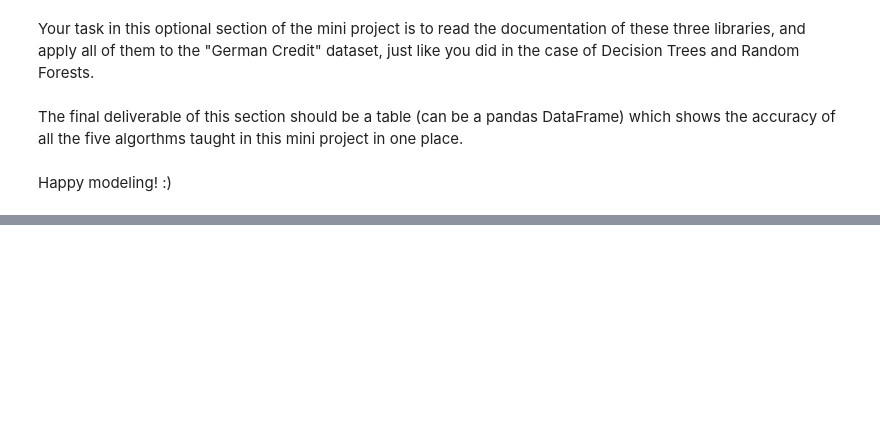
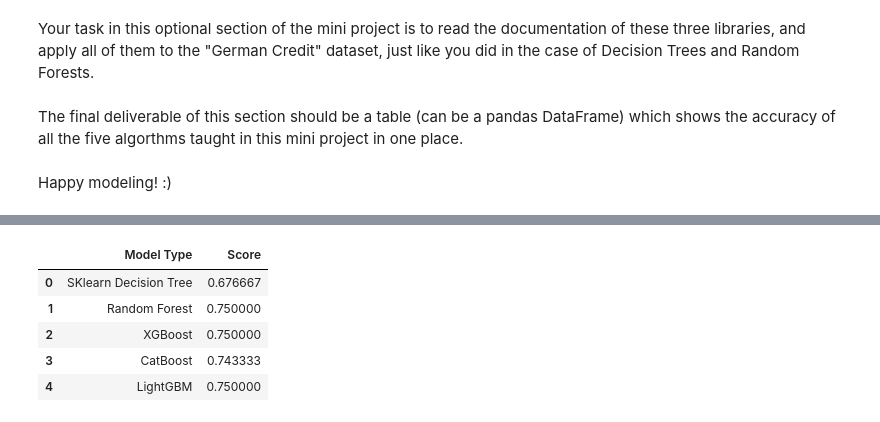
Before and after one commit to Madxam/mec-mini-projects, a Jupyter notebook: mec-13.5.1-tree-based-algorithms-mini-project/Mini_Project_Tree-Based_Algorithms.ipynb, the cells around one changed output, grey strips where cells are left out. Cells and saved outputs as stored; diff of their text form; code cells hidden in the pictures; blank space fills up the shorter version.

```diff
--- a/mec-13.5.1-tree-based-algorithms-mini-project/Mini_Project_Tree-Based_Algorithms.ipynb
+++ b/mec-13.5.1-tree-based-algorithms-mini-project/Mini_Project_Tree-Based_Algorithms.ipynb
@@ -115,0 +527,9 @@ Happy modeling! :)
+# %%
+full_feature_set_model_scores = [
+    ['SKlearn Decision Tree', base_tree_all_data_clf.score(X_test, y_test)],
+    ['Random Forest', rf_all_data_clf.score(X_test, y_test)],
+    ['XGBoost', xgb_all_data_clf.score(X_test, y_test)],
+    ['CatBoost', catboost_all_data_clf.score(X_test, y_test)],
+    ['LightGBM', lgb_all_data_clf.score(X_test, y_test)]
+]
+full_feature_set_model_scores_df = pd.DataFrame(full_feature_set_model_scores, columns = ['Model Type', 'Score'])
@@ -115,0 +545,9 @@ Happy modeling! :)
+# %%
+full_feature_set_model_scores_df
+# %% [output]
+|  | Model Type | Score |
+| 0 | SKlearn Decision Tree | 0.676667 |
+| 1 | Random Forest | 0.750000 |
+| 2 | XGBoost | 0.750000 |
+| 3 | CatBoost | 0.743333 |
+| 4 | LightGBM | 0.750000 |
```
Also changed, not shown: parts of 26 cells of this notebook, 5 other files.
